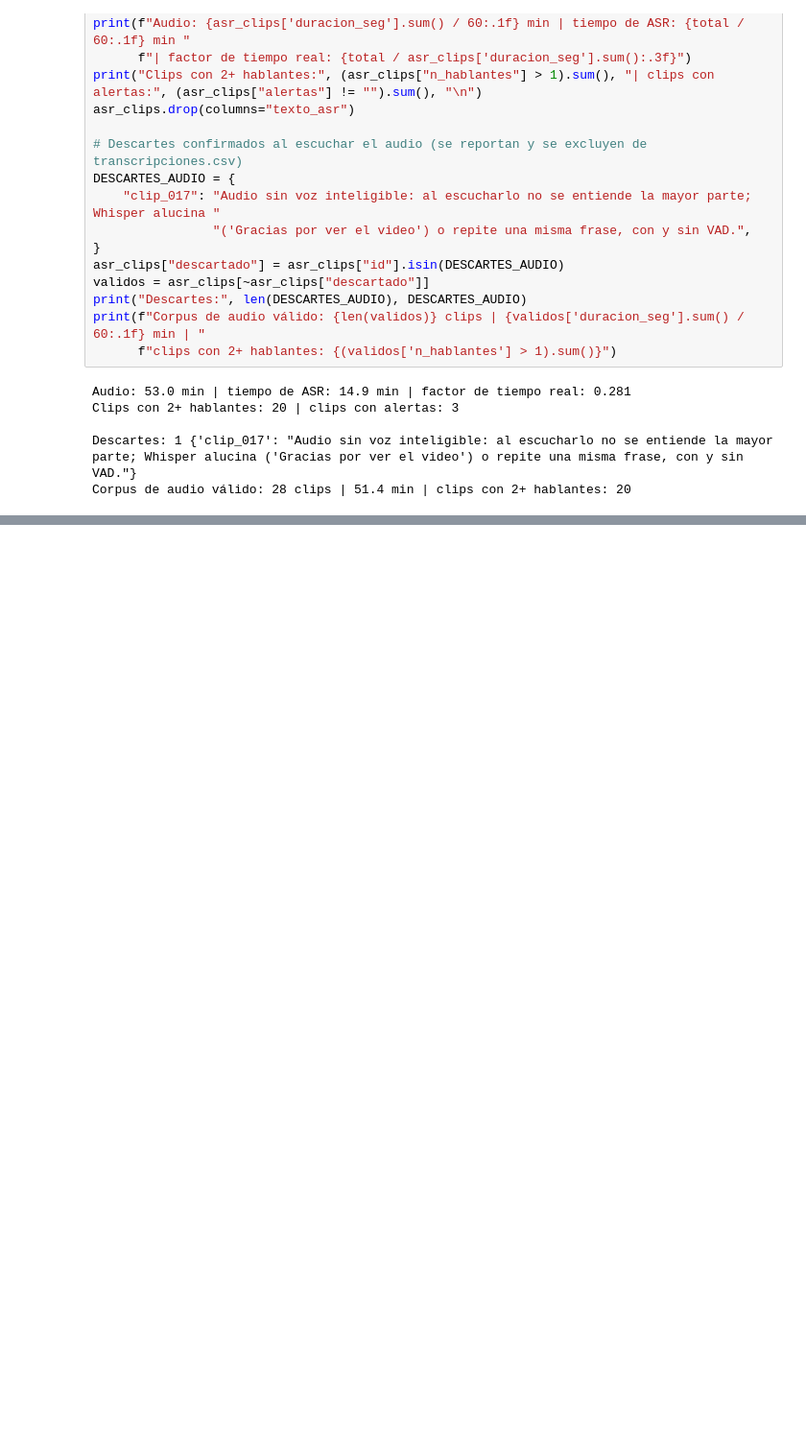
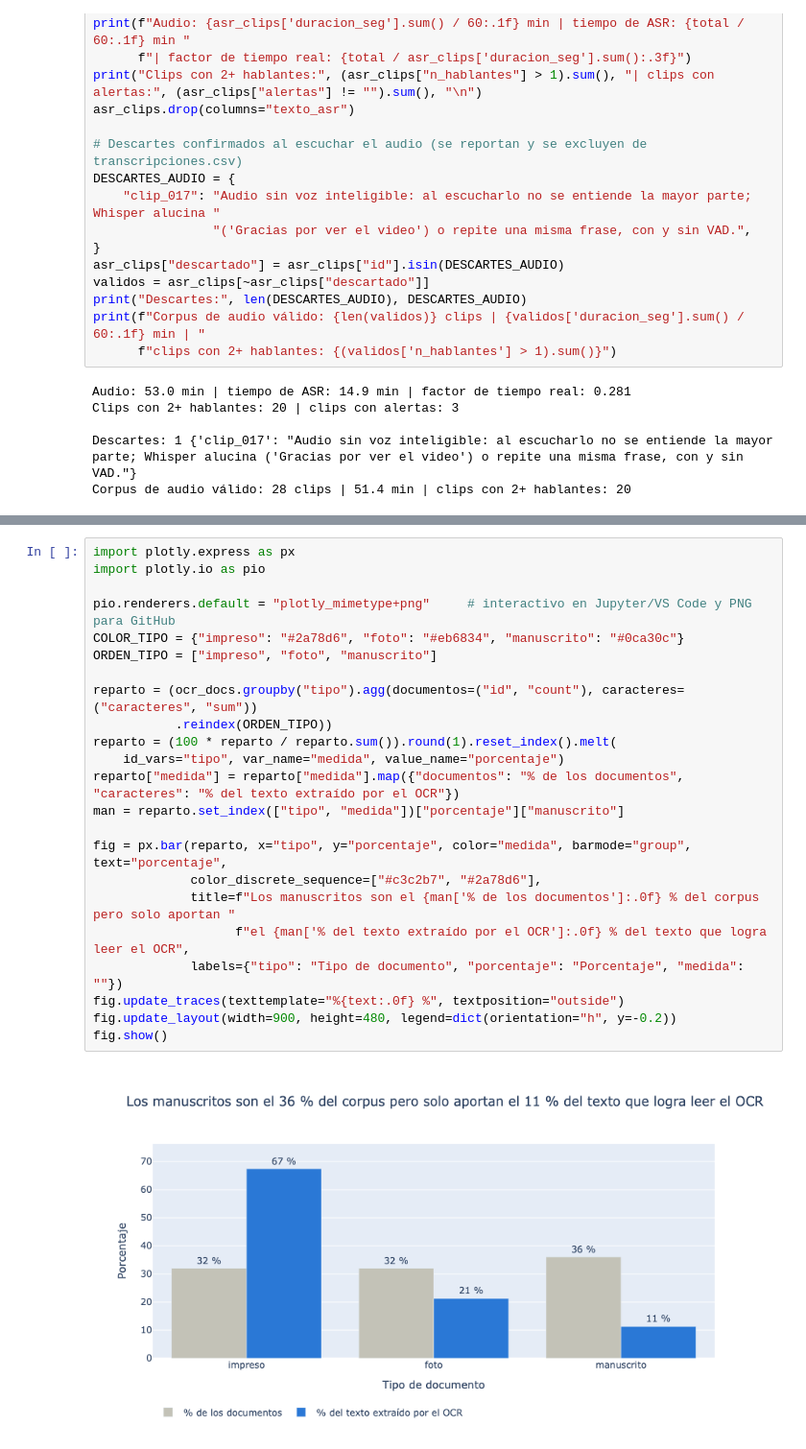
Before and after one commit to isabellaach/python-qlab, a Jupyter notebook: tarea_2/01_extraccion.ipynb, the cells around one changed output, grey strips where cells are left out. Shown at 96% size. Cells and saved outputs as stored; diff of their text form; blank space fills up the shorter version.

```diff
--- a/tarea_2/01_extraccion.ipynb
+++ b/tarea_2/01_extraccion.ipynb
@@ -679,0 +780,25 @@ voz.a_tabla(asr["clip_002"][1]).head(12)
+# %%
+import plotly.express as px
+import plotly.io as pio
+
+pio.renderers.default = "plotly_mimetype+png"     # interactivo en Jupyter/VS Code y PNG para GitHub
+COLOR_TIPO = {"impreso": "#2a78d6", "foto": "#eb6834", "manuscrito": "#0ca30c"}
+ORDEN_TIPO = ["impreso", "foto", "manuscrito"]
+
+reparto = (ocr_docs.groupby("tipo").agg(documentos=("id", "count"), caracteres=("caracteres", "sum"))
+           .reindex(ORDEN_TIPO))
+reparto = (100 * reparto / reparto.sum()).round(1).reset_index().melt(
+    id_vars="tipo", var_name="medida", value_name="porcentaje")
+reparto["medida"] = reparto["medida"].map({"documentos": "% de los documentos", "caracteres": "% del texto extraído por el OCR"})
+man = reparto.set_index(["tipo", "medida"])["porcentaje"]["manuscrito"]
+
+fig = px.bar(reparto, x="tipo", y="porcentaje", color="medida", barmode="group", text="porcentaje",
+             color_discrete_sequence=["#c3c2b7", "#2a78d6"],
+             title=f"Los manuscritos son el {man['% de los documentos']:.0f} % del corpus pero solo aportan "
+                   f"el {man['% del texto extraído por el OCR']:.0f} % del texto que logra leer el OCR",
+             labels={"tipo": "Tipo de documento", "porcentaje": "Porcentaje", "medida": ""})
+fig.update_traces(texttemplate="%{text:.0f} %", textposition="outside")
+fig.update_layout(width=900, height=480, legend=dict(orientation="h", y=-0.2))
+fig.show()
+# %% [output]
+[figure, added]
```
Also changed, not shown: parts of 18 cells of this notebook, 2 other files.
